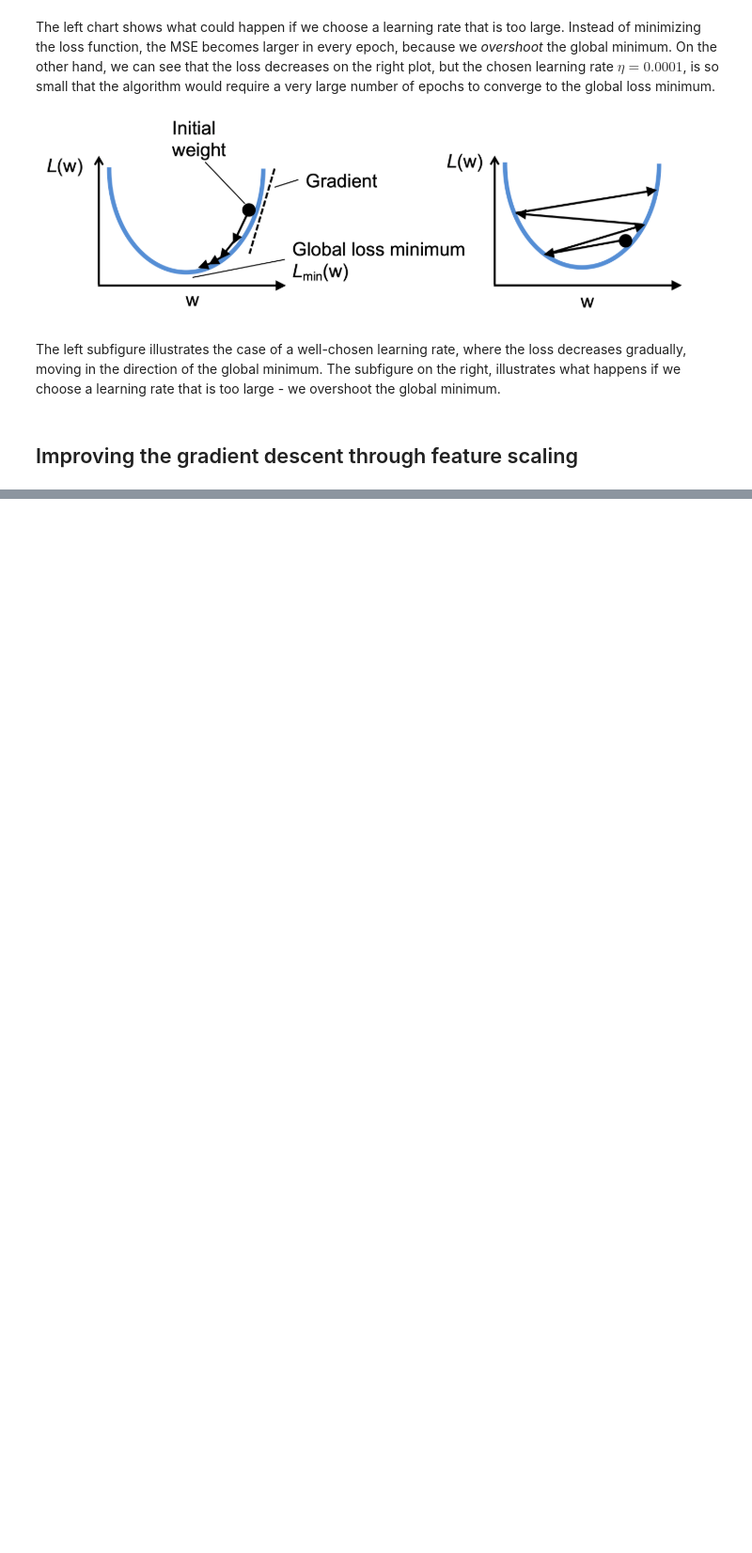
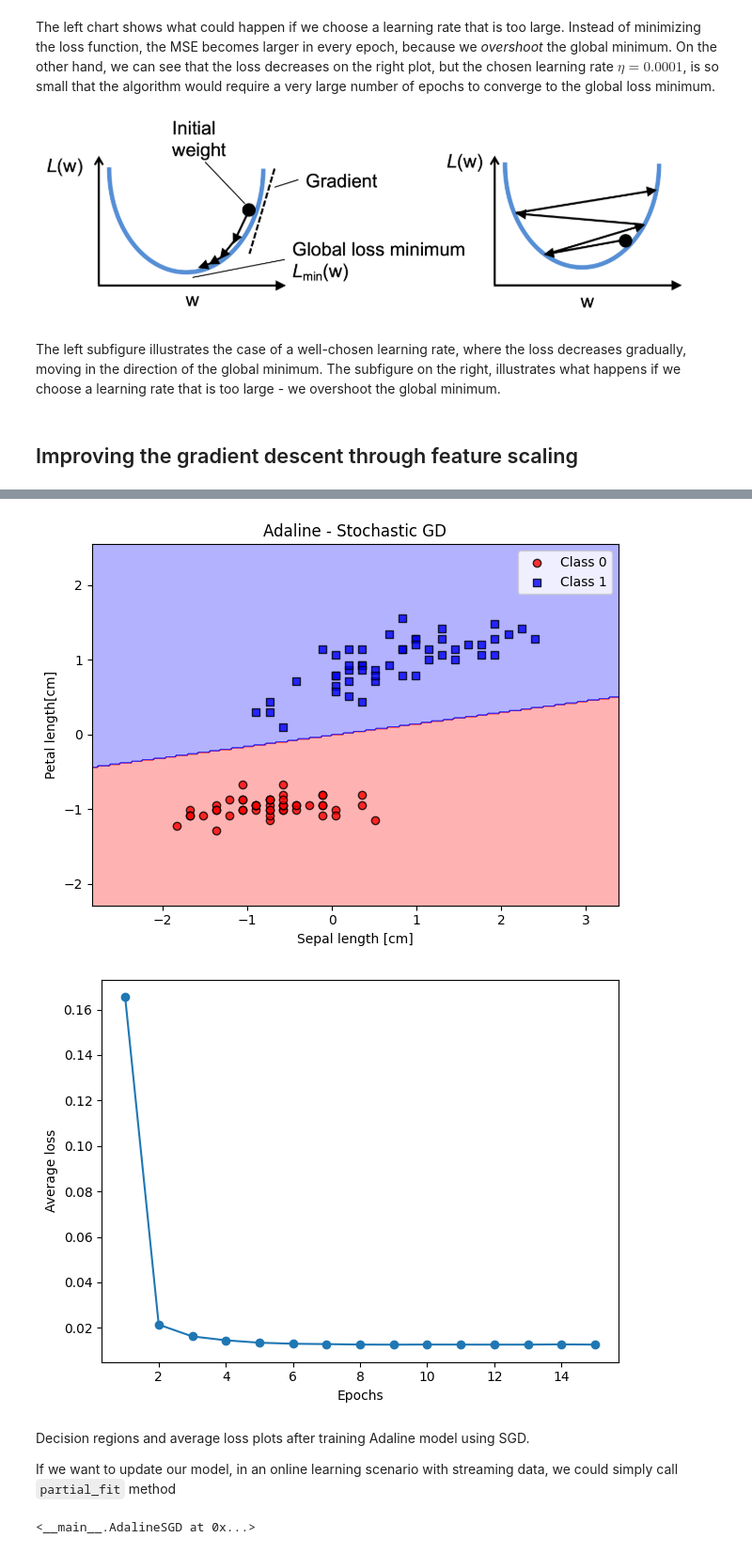
Before and after one commit to alvarooooooo/Machine-Learning-with-PyTorch-and-Scikit-Learn, a Jupyter notebook: Chapter-02/Training-Simple-Machine-Learning-Algorithms-for-Classification.ipynb, the cells around one changed output, grey strips where cells are left out. Shown: that part at 94% size. Cells and saved outputs as stored; diff of their text form; code cells hidden in the pictures; blank space fills up the shorter version.

```diff
--- a/Chapter-02/Training-Simple-Machine-Learning-Algorithms-for-Classification.ipynb
+++ b/Chapter-02/Training-Simple-Machine-Learning-Algorithms-for-Classification.ipynb
@@ -595,0 +796,30 @@ The left subfigure illustrates the case of a well-chosen learning rate, where th
+# %%
+# training AdalineSGD
+learning_rate = 0.01
+ada_sgd = AdalineSGD(epochs=15, lr=learning_rate).fit(X_std, y)
+# %%
+# plot
+plot_decision_regions(
+    X_std,
+    y,
+    classifier=ada_sgd,
+    xlabel="Sepal length [cm]",
+    ylabel="Petal length[cm]",
+    title="Adaline - Stochastic GD",
+)
+plt.plot(range(1, len(ada_sgd.losses_) + 1), ada_sgd.losses_, marker="o")
+plt.xlabel("Epochs")
+plt.ylabel("Average loss")
+plt.tight_layout()
+plt.show()
+# %% [output]
+[figure, added]
+[figure, added]
+# %% [markdown]
+Decision regions and average loss plots after training Adaline model using SGD.
+
+If we want to update our model, in an online learning scenario with streaming data, we could simply call `partial_fit` method
+# %%
+ada_sgd.partial_fit(X_std[0, :], y[0])
+# %% [output]
+<__main__.AdalineSGD at 0x...>
```
Also changed, not shown: parts of 13 cells of this notebook.
